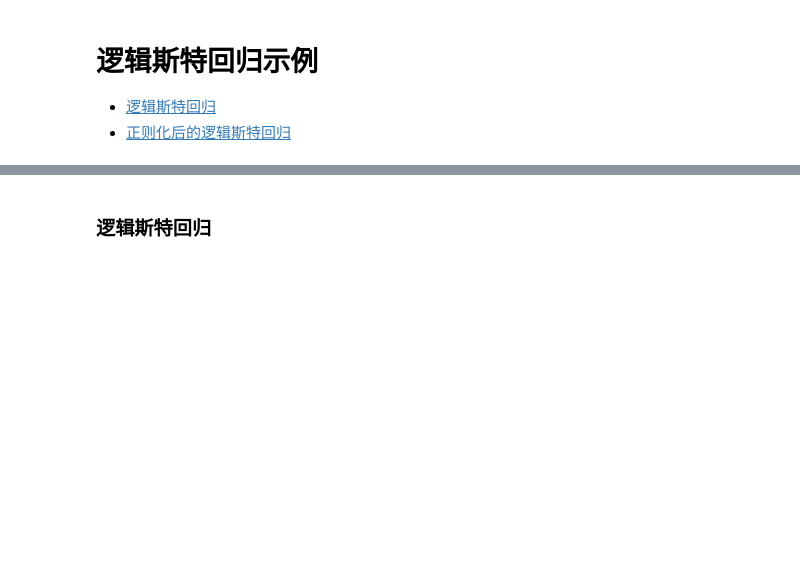
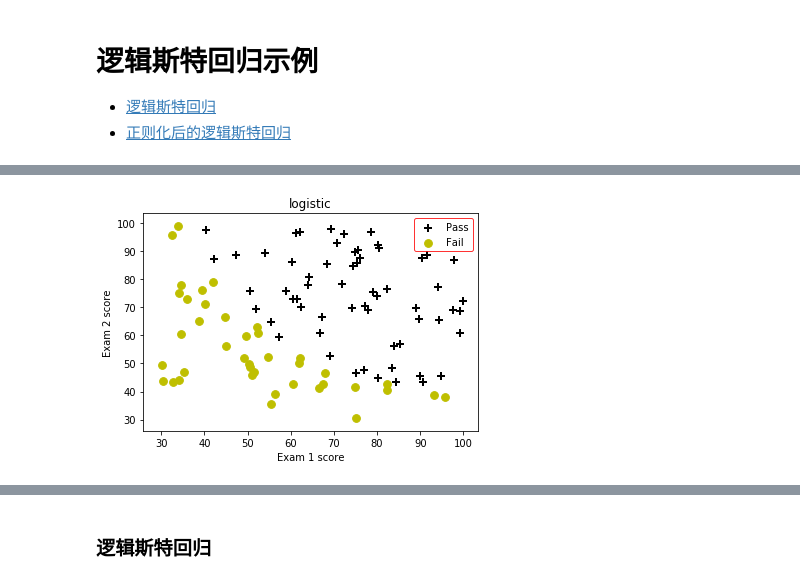
Before and after one commit to shaocj/ML, a Jupyter notebook: 5/logistic_regression_example.ipynb, the cells around one changed output, grey strips where cells are left out. Drawn from its saved outputs; the diff is of its cells as text; code cells hidden in the pictures; blank space fills up the shorter version.

```diff
--- a/5/logistic_regression_example.ipynb
+++ b/5/logistic_regression_example.ipynb
@@ -36,13 +21,74 @@ def loaddata(file, delimeter):
-# %%
-def plotData(data, label_x, label_y, label_pos, label_neg, axes=None):
-    # 获得正负样本的下标(即哪些是正样本，哪些是负样本)
-    neg = data[:,2] == 0
-    pos = data[:,2] == 1
-
-    if axes == None:
-        axes = plt.gca()
-    axes.scatter(data[pos][:,0], data[pos][:,1], marker='+', c='k', s=60, linewidth=2, label=label_pos)
-    axes.scatter(data[neg][:,0], data[neg][:,1], c='y', s=60, label=label_neg)
-    axes.set_xlabel(label_x)
-    axes.set_ylabel(label_y)
-    axes.legend(frameon= True, fancybox = True);
+# %%
+##整个算法代码
+import numpy as np
+import matplotlib.pyplot as plt
+from scipy.optimize import minimize
+def loaddata(file, delimeter):
+    data = np.loadtxt(file, delimiter=delimeter)
+    #print('Dimensions: ',data.shape)
+    #print(data[1:6,:])
+    return(data)
+data = loaddata('data1.txt',',')
+#print(data)
+def plotData(data, label_x, label_y, label_pos, label_neg, title,axes=None):
+    # 获得正负样本的下标(即哪些是正样本，哪些是负样本)
+    neg = data[:,2] == 0
+    pos = data[:,2] == 1
+    #print(neg)
+
+    if axes == None:
+        axes = plt.gca()
+    axes.scatter(data[pos][:,0], data[pos][:,1], marker='+', c='k',s=60,  linewidth=2, label=label_pos)
+    #print(data[pos][:,:2])
+    axes.scatter(data[neg][:,0], data[neg][:,1], c='y', s=60, label=label_neg)
+    #print(data[pos][:,1])
+    axes.set_xlabel(label_x)
+    axes.set_ylabel(label_y)
+    axes.set_title(title)
+    axes.legend(frameon= True, fancybox = True,edgecolor = 'r')
+    #axes.legend()
+    #plt.grid()
+    plt.show()
+X = np.c_[np.ones((data.shape[0],1)), data[:,0:2]]#这里第一列全列为1是灵x0为1
+#y = np.c_[data[:,2]]
+y = np.c_[data[:,2]]
+#print(np.size(y,1))
+#print(np.ones((data.shape[0],1)))
+#print(data[:,0:2])
+#print(y)
+plotData(data, 'Exam 1 score', 'Exam 2 score', 'Pass', 'Fail','logistic')
+
+
+#逻辑斯特回归
+#定义sigmoid函数
+def sigmoid(z):
+    return(1 / (1 + np.exp(-z)))
+#定义损失函数
+def costFunction(theta, X, y):
+    m = y.size
+    h = sigmoid(X.dot(theta))
+
+    J = -1*(1/m)*(np.log(h).T.dot(y)+np.log(1-h).T.dot(1-y))
+
+    if np.isnan(J[0]):
+        return(np.inf)
+    return(J[0])
+#求解梯度
+def gradient(theta, X, y):
+    m = y.size
+    h = sigmoid(X.dot(theta.reshape(-1,1)))
+
+    grad =(1/m)*X.T.dot(h-y)
+
+    return(grad.flatten())
+initial_theta = np.zeros(X.shape[1])
+cost = costFunction(initial_theta, X, y)
+grad = gradient(initial_theta, X, y)
+print('Cost: \n', cost)
+print('Grad: \n', grad)
+print(initial_theta)
+
+#最小化损失函数(梯度下降)
+res = minimize(costFunction, initial_theta, args=(X,y), method=None, jac=gradient, options={'maxiter':400})
+res
+# %% [output]
@@ -48,0 +112 @@ def plotData(data, label_x, label_y, label_pos, label_neg, axes=None):
+[figure, added]
```
Also changed, not shown: parts of 6 cells of this notebook.
